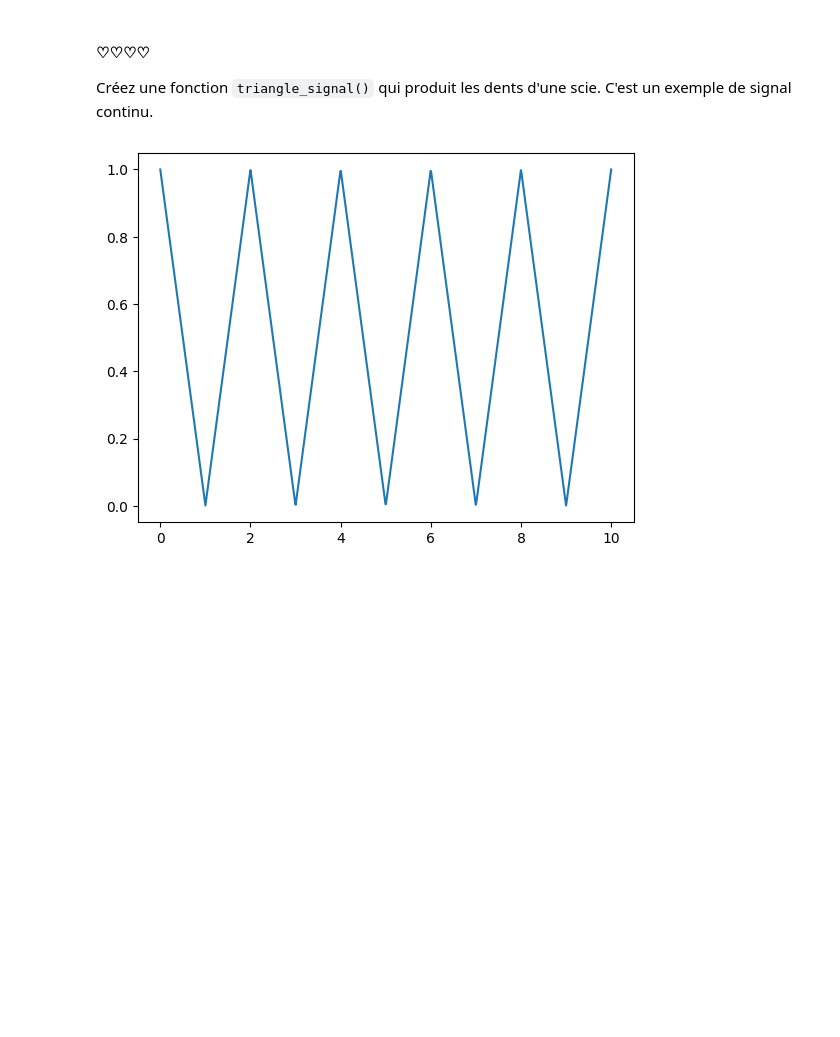
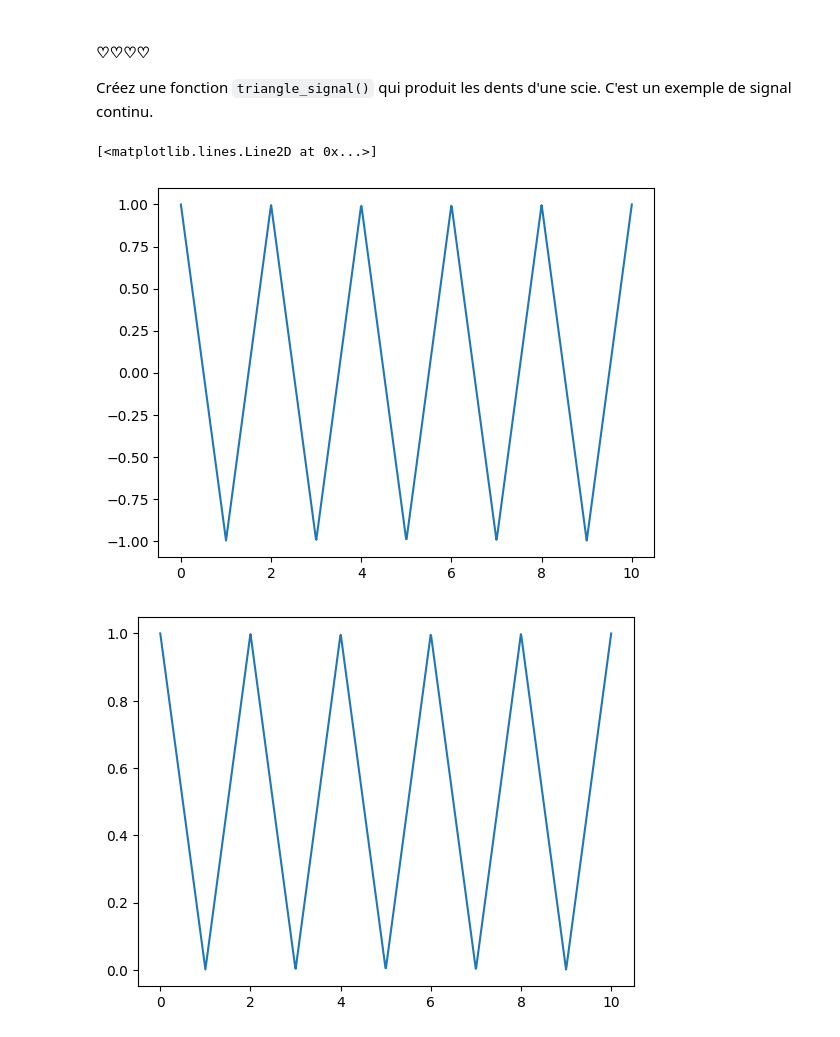
Before and after one commit to lyyric/CSMI_Notes, a Jupyter notebook: M1 S2/Signal et images/TP/10-ETU = sin-cos series.ipynb, the cells around one changed output. Cells and saved outputs as stored; diff of their text form; code cells hidden in the pictures; blank space fills up the shorter version.

```diff
--- a/M1 S2/Signal et images/TP/10-ETU = sin-cos series.ipynb
+++ b/M1 S2/Signal et images/TP/10-ETU = sin-cos series.ipynb
@@ -219,6 +219,20 @@ fig, ax = plt.subplots()
 
 t=np.linspace(0,10,1000)
 plt.plot(t,triangle_signal(t,2));
+# %%
+def triangle_signal(t, period):
+    # 先将 t 映射到 [0, period) 区间内
+    t_mod = np.mod(t, period)
+    # 生成上升和下降的线性部分
+    # 这里给出一种可能实现方式：
+    return 2 * np.abs(2 * (t_mod / period) - 1) - 1
+
+fig, ax = plt.subplots()
+t = np.linspace(0, 10, 1000)
+plt.plot(t, triangle_signal(t, 2))
+# %% [output]
+[<matplotlib.lines.Line2D at 0x...>]
+[figure, added]
 # %%
 #--- To keep following outputs, do not run this cell! ---
 # %% [output]
```
Also changed, not shown: parts of 1 cell of this notebook, 15 other files.
